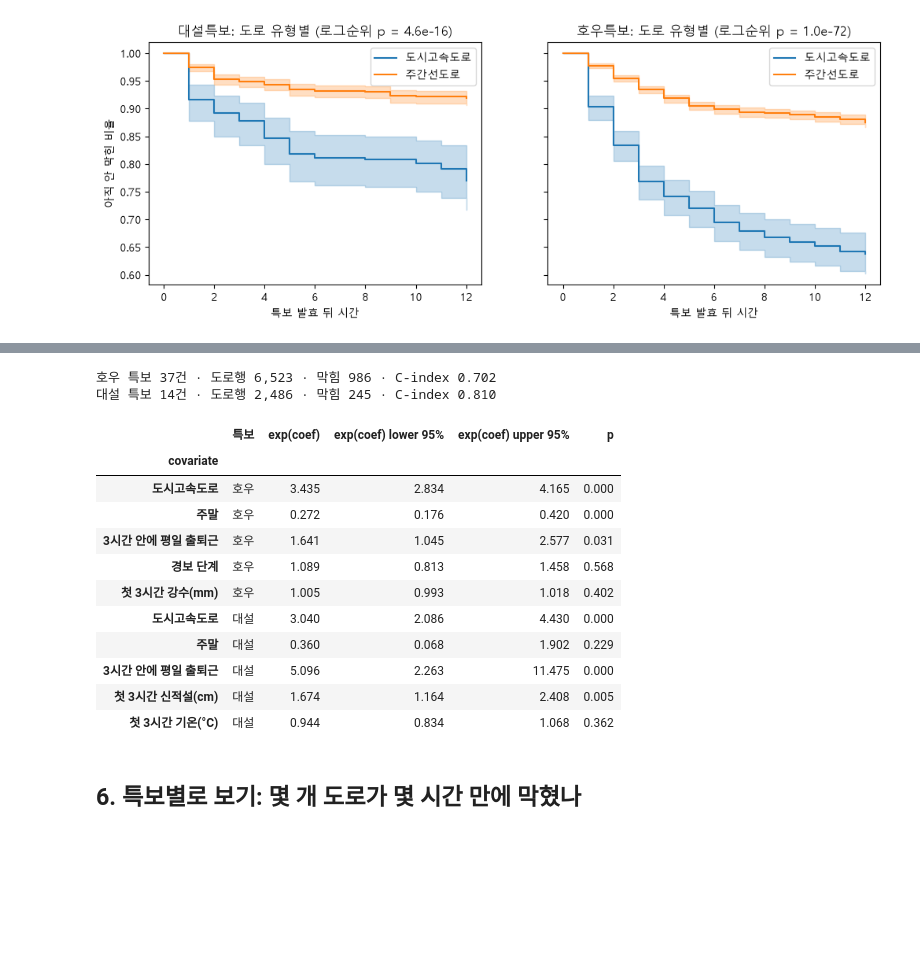
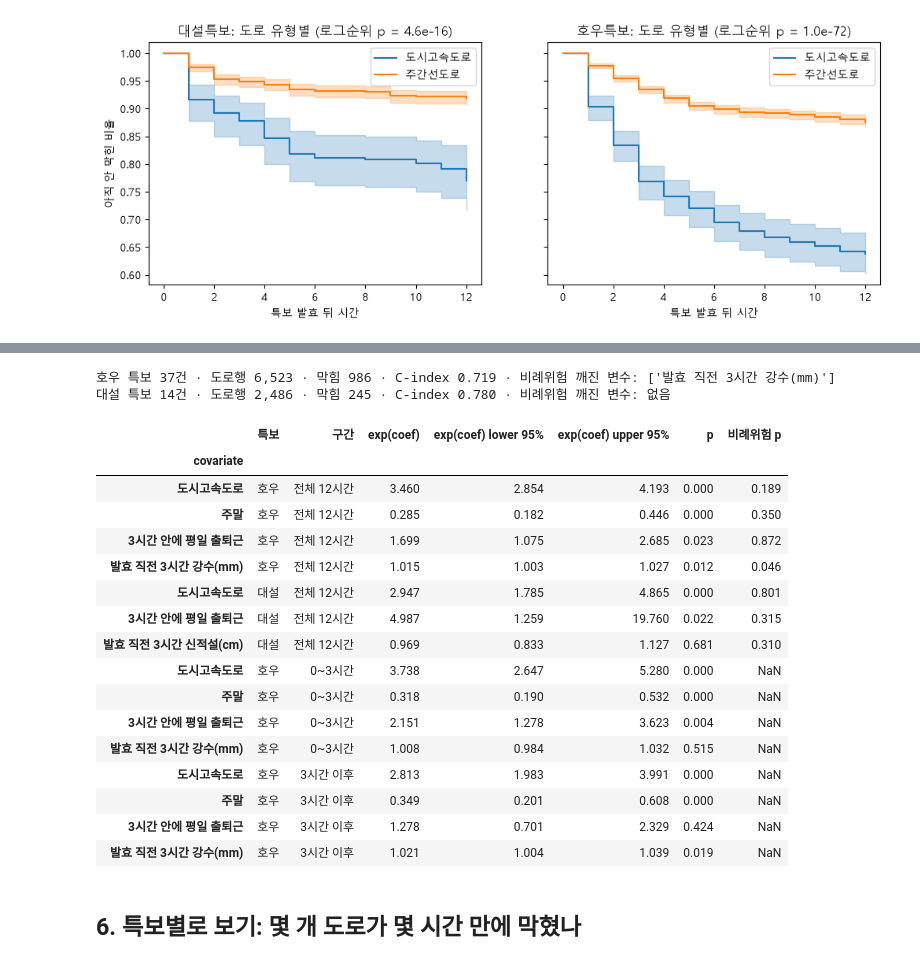
Before and after one commit to data-crawling-6/seoul-weather-traffic, a Jupyter notebook: notebooks/02_analysis/ljh_alert_survival.ipynb, the cells around one changed output, grey strips where cells are left out. Saved outputs shown, nothing was run; the diff lists cells and outputs as text; code cells hidden in the pictures; blank space fills up the shorter version.

Commit message:
B fix: 생존분석 Cox를 특보 시점까지 값으로
- 날씨 변수를 특보 직전 3시간 값으로 바꾸고 대설 변수를 줄임
- 비례위험 검사와 0~3시간, 3시간 이후 위험비 추가

```diff
--- a/notebooks/02_analysis/ljh_alert_survival.ipynb
+++ b/notebooks/02_analysis/ljh_alert_survival.ipynb
@@ -221,50 +257,62 @@ hr_warning
 # %%
-# 특보 안 공변량
+# 특보 안 공변량: 발효 시각까지 알 수 있는 값만
 ws = surv[surv['group'] == '특보'].copy()
 start = ws['effective_start']
 ws['expressway'] = ws['function_type'].eq('도시고속도로').astype(int)
 ws['weekend'] = start.dt.dayofweek.ge(5).astype(int)
 commute = {8, 9, 18, 19, 20}
+# 달력으로 미리 아는 값: 발효 뒤 3시간 안에 평일 출퇴근 시간이 오는가
 ws['commute_3h'] = [int(t.dayofweek < 5 and any(((t + pd.Timedelta(k, unit='h')).hour in commute) for k in (1, 2, 3))) for t in start]
 ws['level_warning'] = ws['max_level'].ge(2).astype(int)
-w3 = []
+prev = []
 for t in warn['effective_start']:
-    win = w[(w['datetime'] > t) & (w['datetime'] <= t + pd.Timedelta(3, unit='h'))]
-    w3.append({'effective_start': t, 'precip_3h': win['precip_mm'].sum(), 'snow_3h': win['new_snow_3h_cm'].max(),
-               'temp_c': win['temp_c'].mean()})
-ws = ws.merge(pd.DataFrame(w3).drop_duplicates('effective_start'), on='effective_start', how='left')
+    win = w[(w['datetime'] > t - pd.Timedelta(3, unit='h')) & (w['datetime'] <= t)]   # 끝 시각 기준 t−2 · t−1 · t 시
+    prev.append({'effective_start': t, 'precip_prev3h': win['precip_mm'].sum(), 'snow_prev3h': win['new_snow_3h_cm'].max()})
+ws = ws.merge(pd.DataFrame(prev).drop_duplicates('effective_start'), on='effective_start', how='left')
 
-COV = {'호우': ['expressway', 'weekend', 'commute_3h', 'level_warning', 'precip_3h'],
-       '대설': ['expressway', 'weekend', 'commute_3h', 'snow_3h', 'temp_c']}
+COV = {'호우': ['expressway', 'weekend', 'commute_3h', 'precip_prev3h'],
+       '대설': ['expressway', 'commute_3h', 'snow_prev3h']}
 NAMES = {'expressway': '도시고속도로', 'weekend': '주말', 'commute_3h': '3시간 안에 평일 출퇴근', 'level_warning': '경보 단계',
-         'precip_3h': '첫 3시간 강수(mm)', 'snow_3h': '첫 3시간 신적설(cm)', 'temp_c': '첫 3시간 기온(°C)'}
-cox_rows = []
+         'precip_prev3h': '발효 직전 3시간 강수(mm)', 'snow_prev3h': '발효 직전 3시간 신적설(cm)'}
+cox_rows, pw_rows = [], []
 for kind, cov in COV.items():
     d = ws[ws['kind_name'] == kind][['duration', 'event', 'cluster'] + cov].dropna()
     cov = [c for c in cov if d[c].nunique() > 1]
-    m = CoxPHFitter(penalizer=0.01).fit(d[['duration', 'event', 'cluster'] + cov], 'duration', 'event', cluster_col='cluster')
-    s = m.summary[['exp(coef)', 'exp(coef) lower 95%', 'exp(coef) upper 95%', 'p']].rename(index=NAMES)
-    s.insert(0, '특보', kind)
+    m = fit_cox(d, cov)
+    s = m.summary[['exp(coef)', 'exp(coef) lower 95%', 'exp(coef) upper 95%', 'p']].join(ph_check(m, d[['duration', 'event', 'cluster'] + cov]))
+    s = s.rename(index=NAMES)
+    s.insert(0, '특보', kind); s.insert(1, '구간', '전체 12시간')
     cox_rows.append(s)
-    print(kind, f"특보 {d['cluster'].nunique()}건 · 도로행 {len(d):,} · 막힘 {int(d['event'].sum())} · C-index {m.concordance_index_:.3f}")
-cox_tab = pd.concat(cox_rows)
+    broken = s.index[s['비례위험 p'] < 0.05].tolist()
+    print(kind, f"특보 {d['cluster'].nunique()}건 · 도로행 {len(d):,} · 막힘 {int(d['event'].sum())} · C-index {m.concordance_index_:.3f}"
+          f" · 비례위험 깨진 변수: {broken or '없음'}")
+    if broken:
+        pw = piecewise(d, cov).rename(index=NAMES)
+        pw.insert(0, '특보', kind)
+        pw_rows.append(pw)
+cox_tab = pd.concat(cox_rows + pw_rows)
 cox_tab.to_csv(TAB / 'ljh_survival_cox.csv', encoding='utf-8-sig')
 cox_tab.round(3)
 # %% [output]
-호우 특보 37건 · 도로행 6,523 · 막힘 986 · C-index 0.702
-대설 특보 14건 · 도로행 2,486 · 막힘 245 · C-index 0.810
+호우 특보 37건 · 도로행 6,523 · 막힘 986 · C-index 0.719 · 비례위험 깨진 변수: ['발효 직전 3시간 강수(mm)']
+대설 특보 14건 · 도로행 2,486 · 막힘 245 · C-index 0.780 · 비례위험 깨진 변수: 없음
-|  | 특보 | exp(coef) | exp(coef) lower 95% | exp(coef) upper 95% | p |
-| covariate |  |  |  |  |  |
-| 도시고속도로 | 호우 | 3.435 | 2.834 | 4.165 | 0.000 |
-| 주말 | 호우 | 0.272 | 0.176 | 0.420 | 0.000 |
-| 3시간 안에 평일 출퇴근 | 호우 | 1.641 | 1.045 | 2.577 | 0.031 |
-| 경보 단계 | 호우 | 1.089 | 0.813 | 1.458 | 0.568 |
-| 첫 3시간 강수(mm) | 호우 | 1.005 | 0.993 | 1.018 | 0.402 |
-| 도시고속도로 | 대설 | 3.040 | 2.086 | 4.430 | 0.000 |
-| 주말 | 대설 | 0.360 | 0.068 | 1.902 | 0.229 |
-| 3시간 안에 평일 출퇴근 | 대설 | 5.096 | 2.263 | 11.475 | 0.000 |
-| 첫 3시간 신적설(cm) | 대설 | 1.674 | 1.164 | 2.408 | 0.005 |
-| 첫 3시간 기온(°C) | 대설 | 0.944 | 0.834 | 1.068 | 0.362 |
+|  | 특보 | 구간 | exp(coef) | exp(coef) lower 95% | exp(coef) upper 95% | p | 비례위험 p |
+| covariate |  |  |  |  |  |  |  |
+| 도시고속도로 | 호우 | 전체 12시간 | 3.460 | 2.854 | 4.193 | 0.000 | 0.189 |
+| 주말 | 호우 | 전체 12시간 | 0.285 | 0.182 | 0.446 | 0.000 | 0.350 |
+| 3시간 안에 평일 출퇴근 | 호우 | 전체 12시간 | 1.699 | 1.075 | 2.685 | 0.023 | 0.872 |
+| 발효 직전 3시간 강수(mm) | 호우 | 전체 12시간 | 1.015 | 1.003 | 1.027 | 0.012 | 0.046 |
+| 도시고속도로 | 대설 | 전체 12시간 | 2.947 | 1.785 | 4.865 | 0.000 | 0.801 |
+| 3시간 안에 평일 출퇴근 | 대설 | 전체 12시간 | 4.987 | 1.259 | 19.760 | 0.022 | 0.315 |
+| 발효 직전 3시간 신적설(cm) | 대설 | 전체 12시간 | 0.969 | 0.833 | 1.127 | 0.681 | 0.310 |
+| 도시고속도로 | 호우 | 0~3시간 | 3.738 | 2.647 | 5.280 | 0.000 | NaN |
+| 주말 | 호우 | 0~3시간 | 0.318 | 0.190 | 0.532 | 0.000 | NaN |
+| 3시간 안에 평일 출퇴근 | 호우 | 0~3시간 | 2.151 | 1.278 | 3.623 | 0.004 | NaN |
+| 발효 직전 3시간 강수(mm) | 호우 | 0~3시간 | 1.008 | 0.984 | 1.032 | 0.515 | NaN |
+| 도시고속도로 | 호우 | 3시간 이후 | 2.813 | 1.983 | 3.991 | 0.000 | NaN |
+| 주말 | 호우 | 3시간 이후 | 0.349 | 0.201 | 0.608 | 0.000 | NaN |
+| 3시간 안에 평일 출퇴근 | 호우 | 3시간 이후 | 1.278 | 0.701 | 2.329 | 0.424 | NaN |
+| 발효 직전 3시간 강수(mm) | 호우 | 3시간 이후 | 1.021 | 1.004 | 1.039 | 0.019 | NaN |
 # %% [markdown]
 ## 6. 특보별로 보기: 몇 개 도로가 몇 시간 만에 막혔나
 # %%
```
Also changed, not shown: parts of 6 cells of this notebook, 2 other files.
